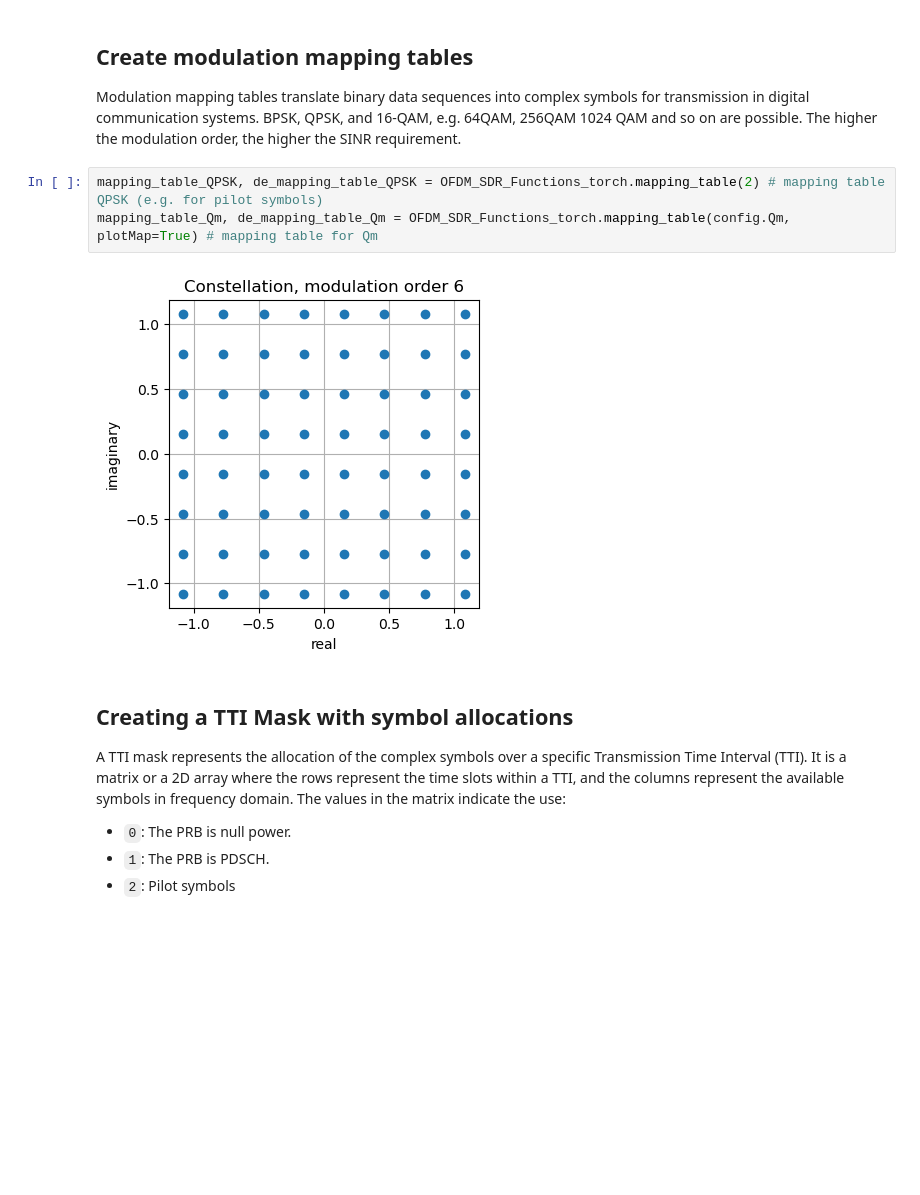
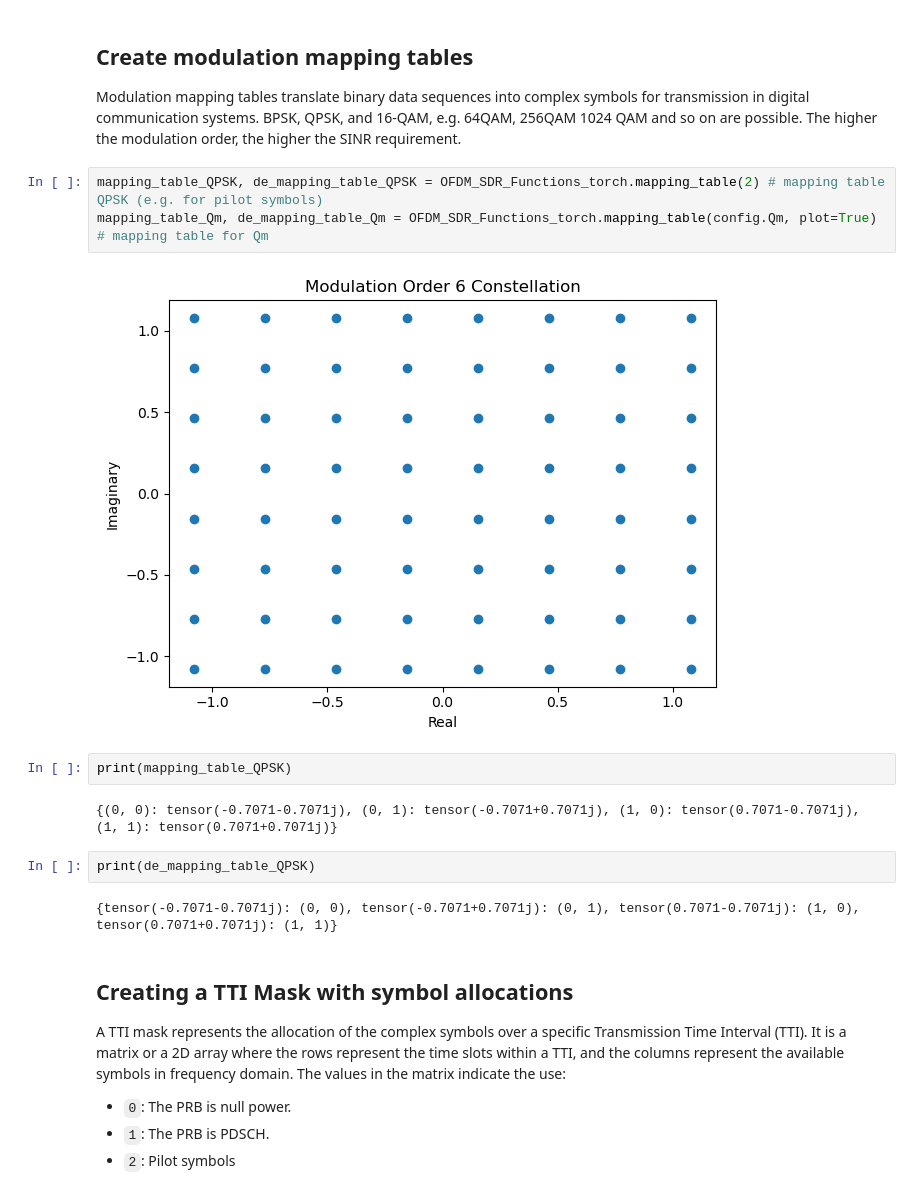
Before and after one commit to rikluost/ofdm-plutosdr-pytorch, a Jupyter notebook: 10-ofdm-example-func.ipynb, the cells around one changed output. Saved outputs shown, nothing was run; the diff lists cells and outputs as text; blank space fills up the shorter version.

```diff
--- a/10-ofdm-example-func.ipynb
+++ b/10-ofdm-example-func.ipynb
@@ -70,9 +70,17 @@ In case `use_sdr` is set to False:
 Modulation mapping tables translate binary data sequences into complex symbols for transmission in digital communication systems. BPSK, QPSK, and 16-QAM, e.g. 64QAM, 256QAM 1024 QAM and so on are possible. The higher the modulation order, the higher the SINR requirement.
 # %%
 mapping_table_QPSK, de_mapping_table_QPSK = OFDM_SDR_Functions_torch.mapping_table(2) # mapping table QPSK (e.g. for pilot symbols)
-mapping_table_Qm, de_mapping_table_Qm = OFDM_SDR_Functions_torch.mapping_table(config.Qm, plotMap=True) # mapping table for Qm
+mapping_table_Qm, de_mapping_table_Qm = OFDM_SDR_Functions_torch.mapping_table(config.Qm, plot=True) # mapping table for Qm
 # %% [output]
-[figure, old version]
+[figure, new version]
+# %%
+print(mapping_table_QPSK)
+# %% [output]
+{(0, 0): tensor(-0.7071-0.7071j), (0, 1): tensor(-0.7071+0.7071j), (1, 0): tensor(0.7071-0.7071j), (1, 1): tensor(0.7071+0.7071j)}
+# %%
+print(de_mapping_table_QPSK)
+# %% [output]
+{tensor(-0.7071-0.7071j): (0, 0), tensor(-0.7071+0.7071j): (0, 1), tensor(0.7071-0.7071j): (1, 0), tensor(0.7071+0.7071j): (1, 1)}
 # %% [markdown]
 ## Creating a TTI Mask with symbol allocations
 
```
Also changed, not shown: parts of 11 cells of this notebook, 10 other files.
